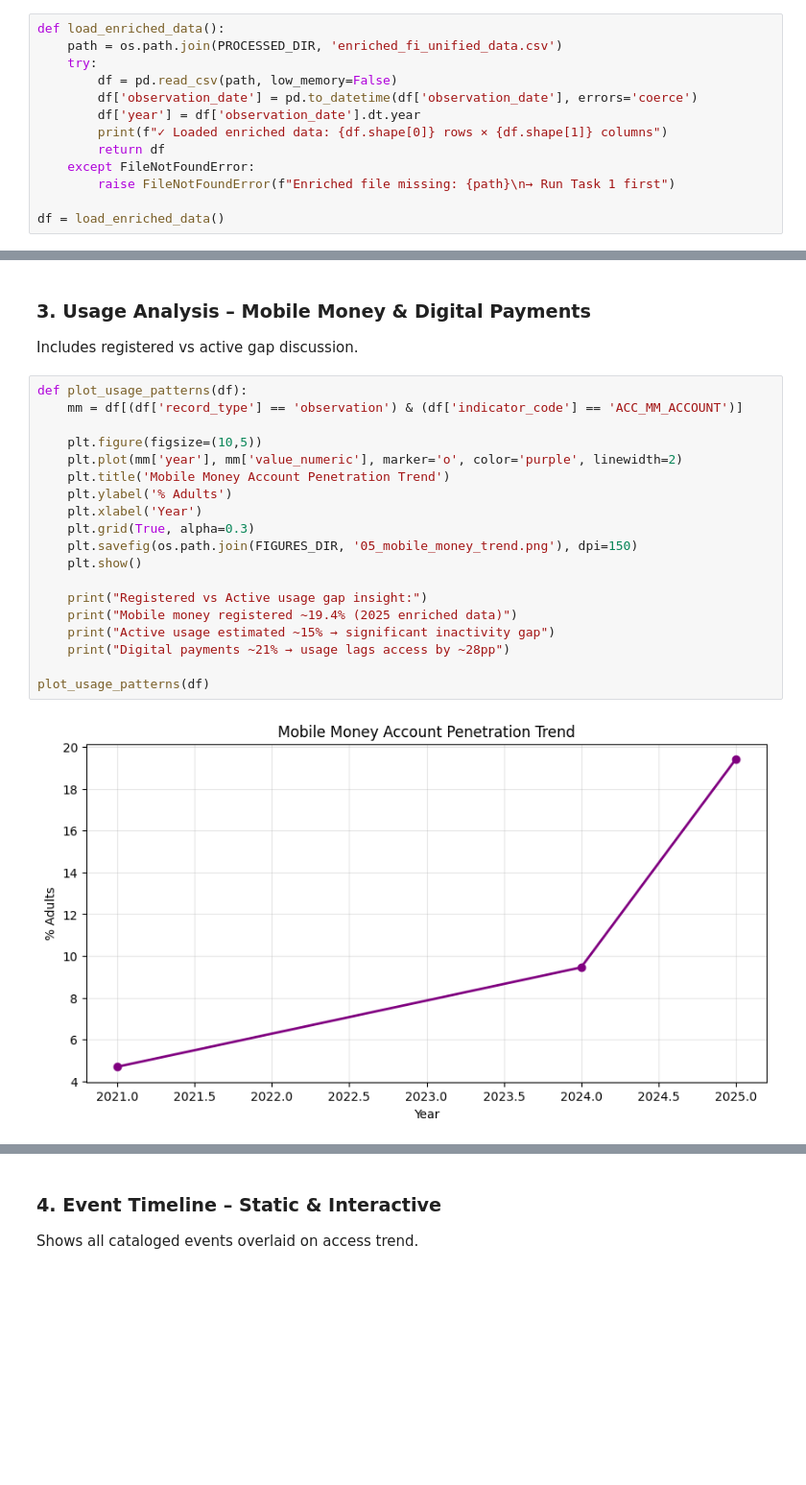
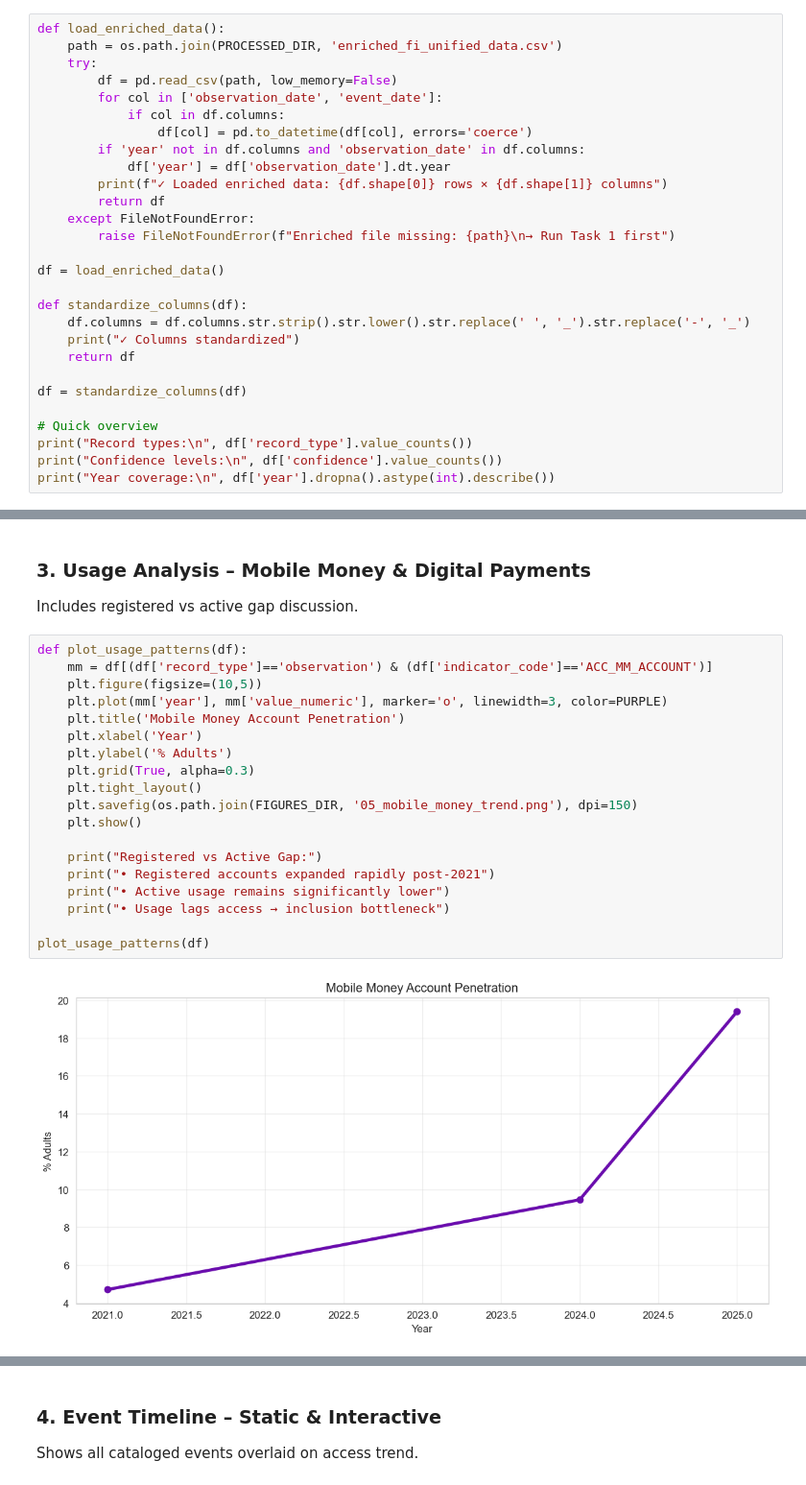
Before and after one commit to bekonad/ethiopia-financial-inclusion-forecast, a Jupyter notebook: notebooks/task2_eda.ipynb, the cells around one changed output, grey strips where cells are left out. Shown at 96% size. Cells and saved outputs as stored; diff of their text form; blank space fills up the shorter version.

```diff
--- a/notebooks/task2_eda.ipynb
+++ b/notebooks/task2_eda.ipynb
@@ -49,13 +64,28 @@ def load_enriched_data():
     path = os.path.join(PROCESSED_DIR, 'enriched_fi_unified_data.csv')
     try:
         df = pd.read_csv(path, low_memory=False)
-        df['observation_date'] = pd.to_datetime(df['observation_date'], errors='coerce')
-        df['year'] = df['observation_date'].dt.year
+        for col in ['observation_date', 'event_date']:
+            if col in df.columns:
+                df[col] = pd.to_datetime(df[col], errors='coerce')
+        if 'year' not in df.columns and 'observation_date' in df.columns:
+            df['year'] = df['observation_date'].dt.year
         print(f"✓ Loaded enriched data: {df.shape[0]} rows × {df.shape[1]} columns")
         return df
     except FileNotFoundError:
         raise FileNotFoundError(f"Enriched file missing: {path}\n→ Run Task 1 first")
 
 df = load_enriched_data()
+
+def standardize_columns(df):
+    df.columns = df.columns.str.strip().str.lower().str.replace(' ', '_').str.replace('-', '_')
+    print("✓ Columns standardized")
+    return df
+
+df = standardize_columns(df)
+
+# Quick overview
+print("Record types:\n", df['record_type'].value_counts())
+print("Confidence levels:\n", df['confidence'].value_counts())
+print("Year coverage:\n", df['year'].dropna().astype(int).describe())
 # %% [output]
 ✓ Loaded enriched data: 55 rows × 36 columns
@@ -148,22 +184,22 @@ Likely causes: low active usage, bank-linkage requirements, gender/rural gaps
 Includes registered vs active gap discussion.
 # %%
 def plot_usage_patterns(df):
-    mm = df[(df['record_type'] == 'observation') & (df['indicator_code'] == 'ACC_MM_ACCOUNT')]
-
+    mm = df[(df['record_type']=='observation') & (df['indicator_code']=='ACC_MM_ACCOUNT')]
     plt.figure(figsize=(10,5))
-    plt.plot(mm['year'], mm['value_numeric'], marker='o', color='purple', linewidth=2)
-    plt.title('Mobile Money Account Penetration Trend')
+    plt.plot(mm['year'], mm['value_numeric'], marker='o', linewidth=3, color=PURPLE)
+    plt.title('Mobile Money Account Penetration')
+    plt.xlabel('Year')
     plt.ylabel('% Adults')
-    plt.xlabel('Year')
     plt.grid(True, alpha=0.3)
+    plt.tight_layout()
     plt.savefig(os.path.join(FIGURES_DIR, '05_mobile_money_trend.png'), dpi=150)
     plt.show()
 
-    print("Registered vs Active usage gap insight:")
-    print("Mobile money registered ~19.4% (2025 enriched data)")
-    print("Active usage estimated ~15% → significant inactivity gap")
-    print("Digital payments ~21% → usage lags access by ~28pp")
+    print("Registered vs Active Gap:")
+    print("• Registered accounts expanded rapidly post-2021")
+    print("• Active usage remains significantly lower")
+    print("• Usage lags access → inclusion bottleneck")
 
 plot_usage_patterns(df)
 # %% [output]
-[figure, old version]
+[figure, new version]
```
Also changed, not shown: parts of 15 cells of this notebook, 21 other files.
